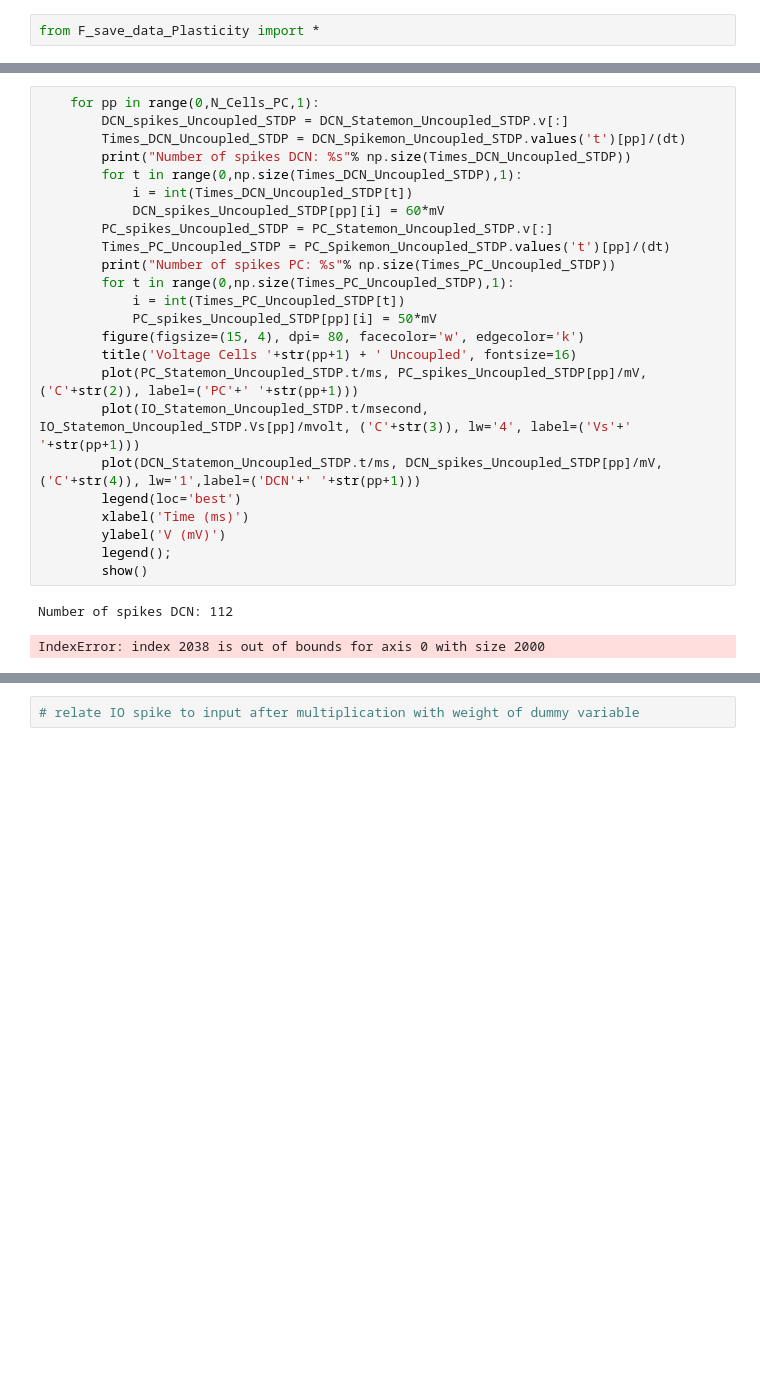
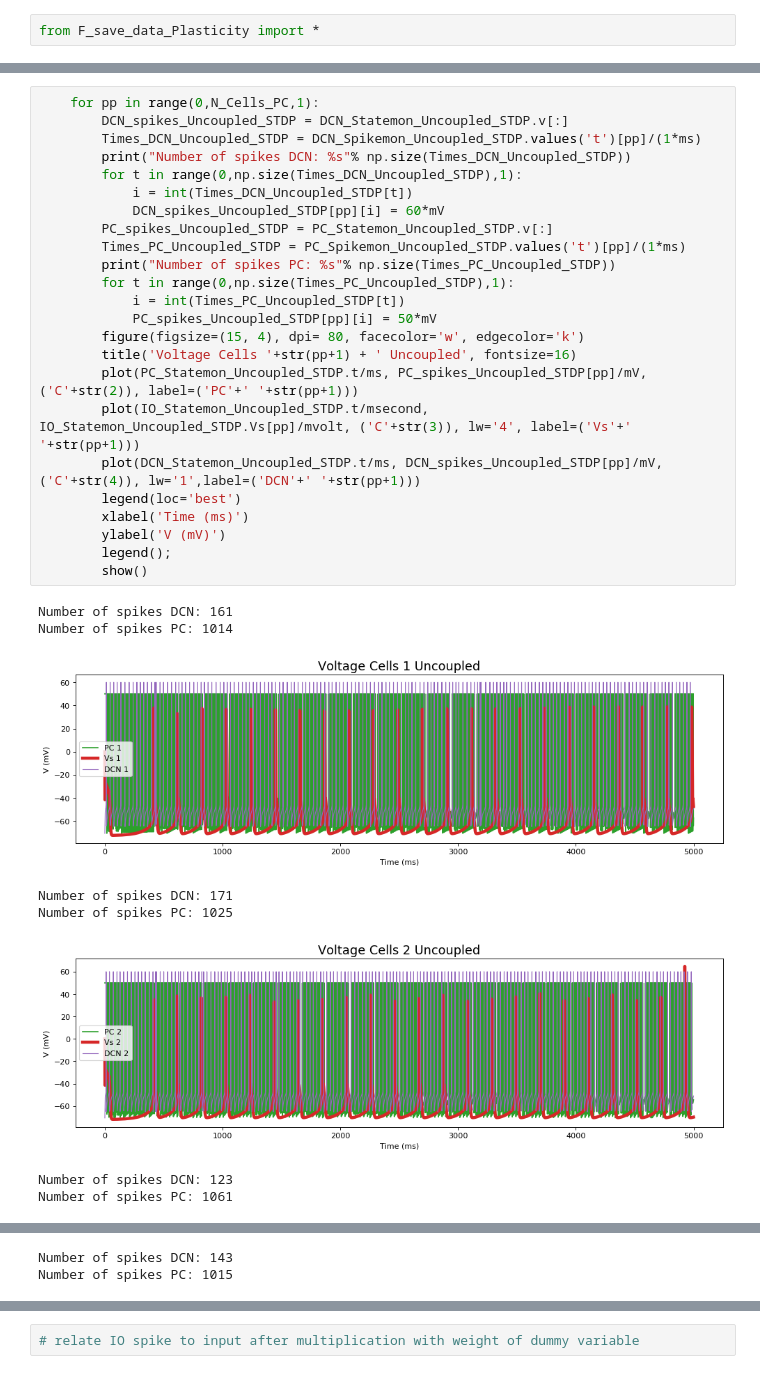
Before and after one commit to ThijsHoedemakers/OlivoCerebellarModel, a Jupyter notebook: RunMe_STDP-checkpoint.ipynb, the cells around one changed output, grey strips where cells are left out. Drawn from its saved outputs; the diff is of its cells as text; blank space fills up the shorter version.

```diff
--- a/RunMe_STDP-checkpoint.ipynb
+++ b/RunMe_STDP-checkpoint.ipynb
@@ -113,27 +138,33 @@ show()
 # %%
     for pp in range(0,N_Cells_PC,1):
         DCN_spikes_Uncoupled_STDP = DCN_Statemon_Uncoupled_STDP.v[:]
-        Times_DCN_Uncoupled_STDP = DCN_Spikemon_Uncoupled_STDP.values('t')[pp]/(dt)
+        Times_DCN_Uncoupled_STDP = DCN_Spikemon_Uncoupled_STDP.values('t')[pp]/(1*ms)
         print("Number of spikes DCN: %s"% np.size(Times_DCN_Uncoupled_STDP))
         for t in range(0,np.size(Times_DCN_Uncoupled_STDP),1):
             i = int(Times_DCN_Uncoupled_STDP[t])
             DCN_spikes_Uncoupled_STDP[pp][i] = 60*mV
         PC_spikes_Uncoupled_STDP = PC_Statemon_Uncoupled_STDP.v[:]
-        Times_PC_Uncoupled_STDP = PC_Spikemon_Uncoupled_STDP.values('t')[pp]/(dt)
+        Times_PC_Uncoupled_STDP = PC_Spikemon_Uncoupled_STDP.values('t')[pp]/(1*ms)
         print("Number of spikes PC: %s"% np.size(Times_PC_Uncoupled_STDP))
         for t in range(0,np.size(Times_PC_Uncoupled_STDP),1):
             i = int(Times_PC_Uncoupled_STDP[t])
             PC_spikes_Uncoupled_STDP[pp][i] = 50*mV
         figure(figsize=(15, 4), dpi= 80, facecolor='w', edgecolor='k')
         title('Voltage Cells '+str(pp+1) + ' Uncoupled', fontsize=16)
         plot(PC_Statemon_Uncoupled_STDP.t/ms, PC_spikes_Uncoupled_STDP[pp]/mV, ('C'+str(2)), label=('PC'+' '+str(pp+1)))
         plot(IO_Statemon_Uncoupled_STDP.t/msecond, IO_Statemon_Uncoupled_STDP.Vs[pp]/mvolt, ('C'+str(3)), lw='4', label=('Vs'+' '+str(pp+1)))
         plot(DCN_Statemon_Uncoupled_STDP.t/ms, DCN_spikes_Uncoupled_STDP[pp]/mV, ('C'+str(4)), lw='1',label=('DCN'+' '+str(pp+1)))
         legend(loc='best')
         xlabel('Time (ms)')
         ylabel('V (mV)')
         legend();
         show()
 # %% [output]
-Number of spikes DCN: 112
+Number of spikes DCN: 161
+Number of spikes PC: 1014
+[figure, added]
-IndexError: index 2038 is out of bounds for axis 0 with size 2000
+Number of spikes DCN: 171
+Number of spikes PC: 1025
+[figure, added]
+Number of spikes DCN: 123
+Number of spikes PC: 1061
@@ -139,0 +172,2 @@ IndexError: index 2038 is out of bounds for axis 0 with size 2000
+Number of spikes DCN: 143
+Number of spikes PC: 1015
```
Also changed, not shown: parts of 7 cells of this notebook, 1 other file.
